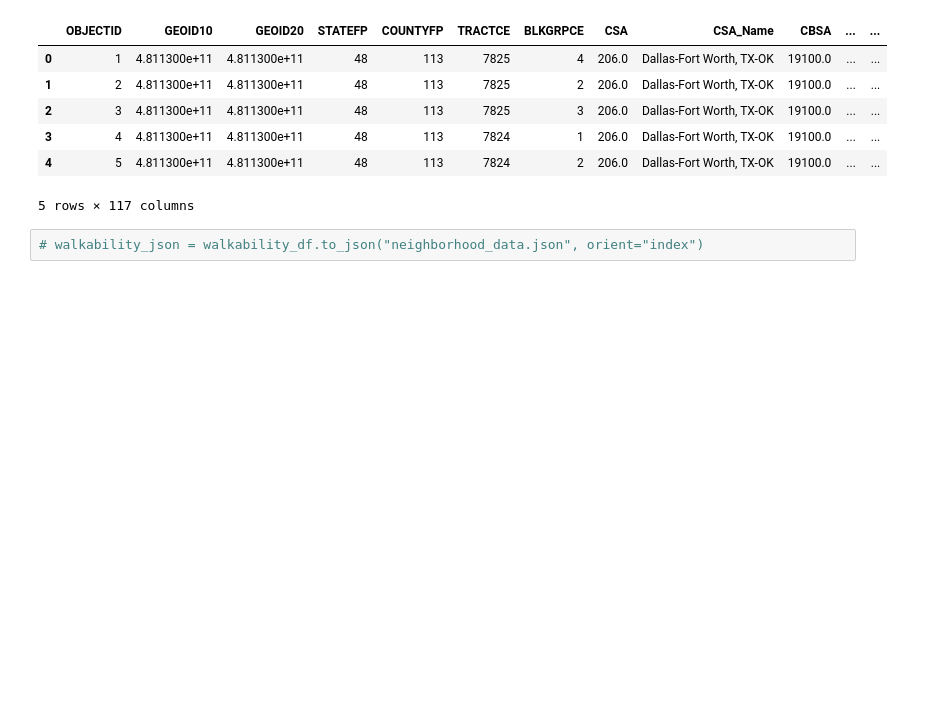
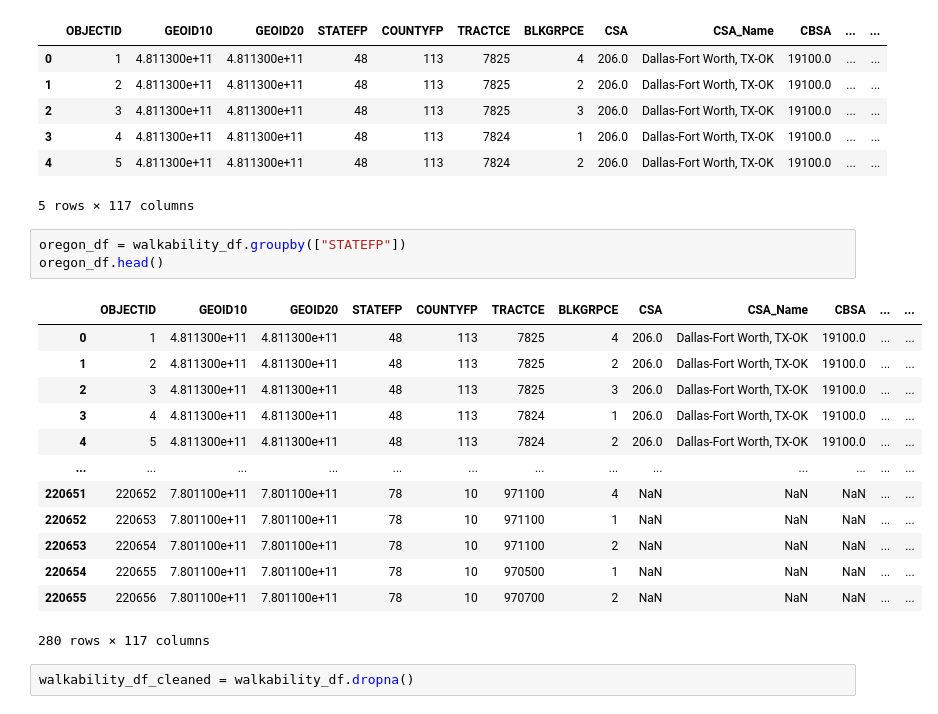
Before and after one commit to dmropp/neighborhood_desirability_project, a Jupyter notebook: exploratory_notebook.ipynb, the cells around one changed output. Saved outputs shown, nothing was run; the diff lists cells and outputs as text; blank space fills up the shorter version.

Commit message:
Filtering Oregon data

```diff
--- a/exploratory_notebook.ipynb
+++ b/exploratory_notebook.ipynb
@@ -20,5 +20,22 @@ walkability_df.head()
 | 3 | 4 | 4.811300e+11 | 4.811300e+11 | 48 | 113 | 7824 | 1 | 206.0 | Dallas-Fort Worth, TX-OK | 19100.0 | ... | ... |
 | 4 | 5 | 4.811300e+11 | 4.811300e+11 | 48 | 113 | 7824 | 2 | 206.0 | Dallas-Fort Worth, TX-OK | 19100.0 | ... | ... |
 5 rows × 117 columns
-# %%
-# walkability_json = walkability_df.to_json("neighborhood_data.json", orient="index")
+# %%
+oregon_df = walkability_df.groupby(["STATEFP"])
+oregon_df.head()
+# %% [output]
+|  | OBJECTID | GEOID10 | GEOID20 | STATEFP | COUNTYFP | TRACTCE | BLKGRPCE | CSA | CSA_Name | CBSA | ... | ... |
+| 0 | 1 | 4.811300e+11 | 4.811300e+11 | 48 | 113 | 7825 | 4 | 206.0 | Dallas-Fort Worth, TX-OK | 19100.0 | ... | ... |
+| 1 | 2 | 4.811300e+11 | 4.811300e+11 | 48 | 113 | 7825 | 2 | 206.0 | Dallas-Fort Worth, TX-OK | 19100.0 | ... | ... |
+| 2 | 3 | 4.811300e+11 | 4.811300e+11 | 48 | 113 | 7825 | 3 | 206.0 | Dallas-Fort Worth, TX-OK | 19100.0 | ... | ... |
+| 3 | 4 | 4.811300e+11 | 4.811300e+11 | 48 | 113 | 7824 | 1 | 206.0 | Dallas-Fort Worth, TX-OK | 19100.0 | ... | ... |
+| 4 | 5 | 4.811300e+11 | 4.811300e+11 | 48 | 113 | 7824 | 2 | 206.0 | Dallas-Fort Worth, TX-OK | 19100.0 | ... | ... |
+| ... | ... | ... | ... | ... | ... | ... | ... | ... | ... | ... | ... | ... |
+| 220651 | 220652 | 7.801100e+11 | 7.801100e+11 | 78 | 10 | 971100 | 4 | NaN | NaN | NaN | ... | ... |
+| 220652 | 220653 | 7.801100e+11 | 7.801100e+11 | 78 | 10 | 971100 | 1 | NaN | NaN | NaN | ... | ... |
+| 220653 | 220654 | 7.801100e+11 | 7.801100e+11 | 78 | 10 | 971100 | 2 | NaN | NaN | NaN | ... | ... |
+| 220654 | 220655 | 7.801100e+11 | 7.801100e+11 | 78 | 10 | 970500 | 1 | NaN | NaN | NaN | ... | ... |
+| 220655 | 220656 | 7.801100e+11 | 7.801100e+11 | 78 | 10 | 970700 | 2 | NaN | NaN | NaN | ... | ... |
+280 rows × 117 columns
+# %%
+walkability_df_cleaned = walkability_df.dropna()
```
Also changed, not shown: parts of 9 cells of this notebook.
